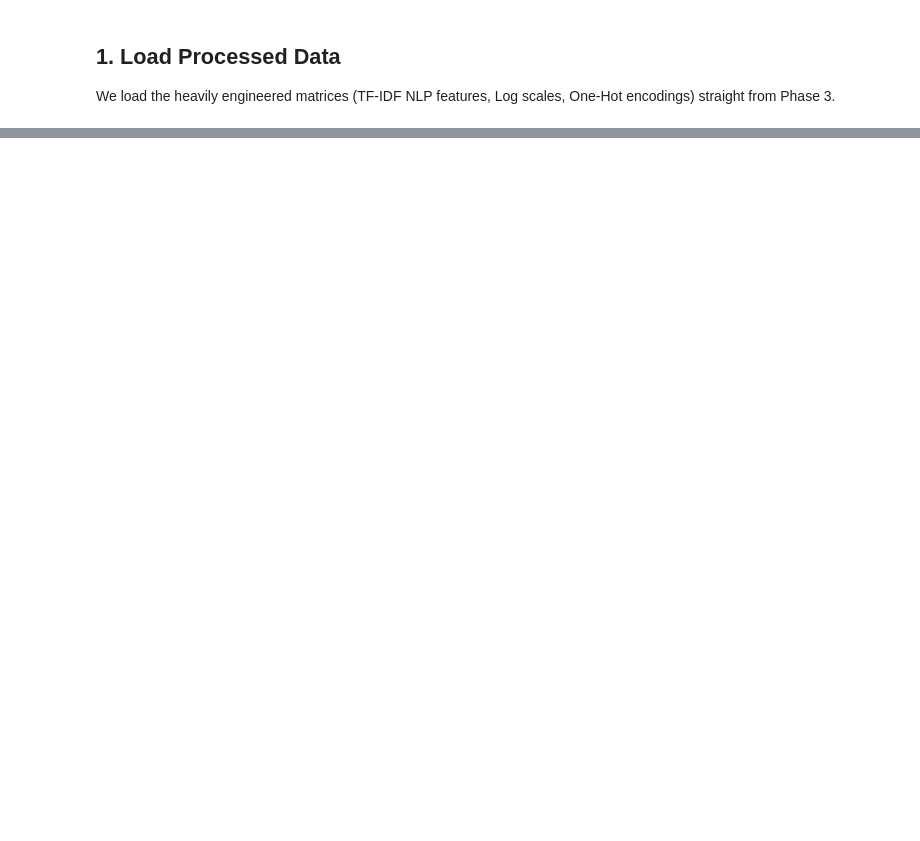
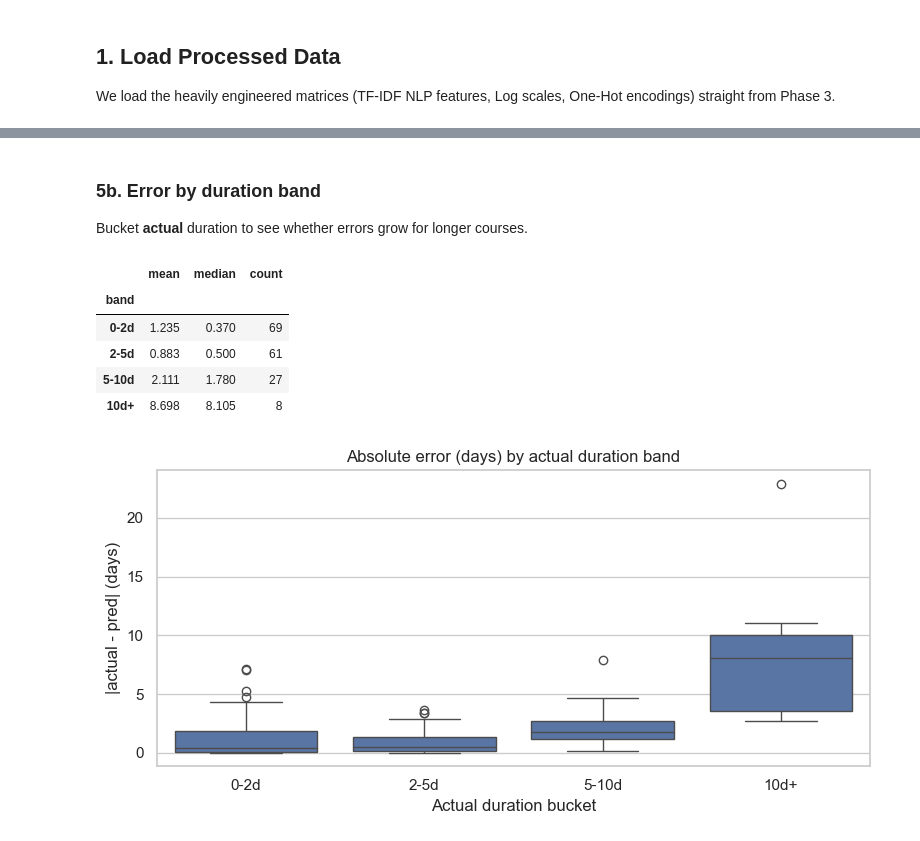
Before and after one commit to Kacem-Trabelsi/machine_learning, a Jupyter notebook: regression_hospital_data _set/02c_Modeling_Hospital.ipynb, the cells around one changed output, grey strips where cells are left out. Cells and saved outputs as stored; diff of their text form; code cells hidden in the pictures; blank space fills up the shorter version.

```diff
--- a/regression_hospital_data _set/02c_Modeling_Hospital.ipynb
+++ b/regression_hospital_data _set/02c_Modeling_Hospital.ipynb
@@ -98,0 +154,30 @@ plt.show()
+# %% [markdown]
+### 5b. Error by duration band
+
+Bucket **actual** duration to see whether errors grow for longer courses.
+# %%
+df_ev = pd.DataFrame({'actual': yt, 'pred': y_hat, 'abs_err': np.abs(yt - y_hat)})
+df_ev['band'] = pd.cut(
+    df_ev['actual'],
+    bins=[0, 2, 5, 10, 100],
+    labels=['0-2d', '2-5d', '5-10d', '10d+'],
+    include_lowest=True,
+)
+band_stats = df_ev.groupby('band', observed=False)['abs_err'].agg(['mean', 'median', 'count']).round(3)
+display(band_stats)
+
+plt.figure(figsize=(8, 4))
+sns.boxplot(data=df_ev, x='band', y='abs_err')
+plt.title('Absolute error (days) by actual duration band')
+plt.xlabel('Actual duration bucket')
+plt.ylabel('|actual - pred| (days)')
+plt.tight_layout()
+plt.show()
+# %% [output]
+|  | mean | median | count |
+| band |  |  |  |
+| 0-2d | 1.235 | 0.370 | 69 |
+| 2-5d | 0.883 | 0.500 | 61 |
+| 5-10d | 2.111 | 1.780 | 27 |
+| 10d+ | 8.698 | 8.105 | 8 |
+[figure, added]
```
Also changed, not shown: parts of 19 cells of this notebook, 10 other files.
